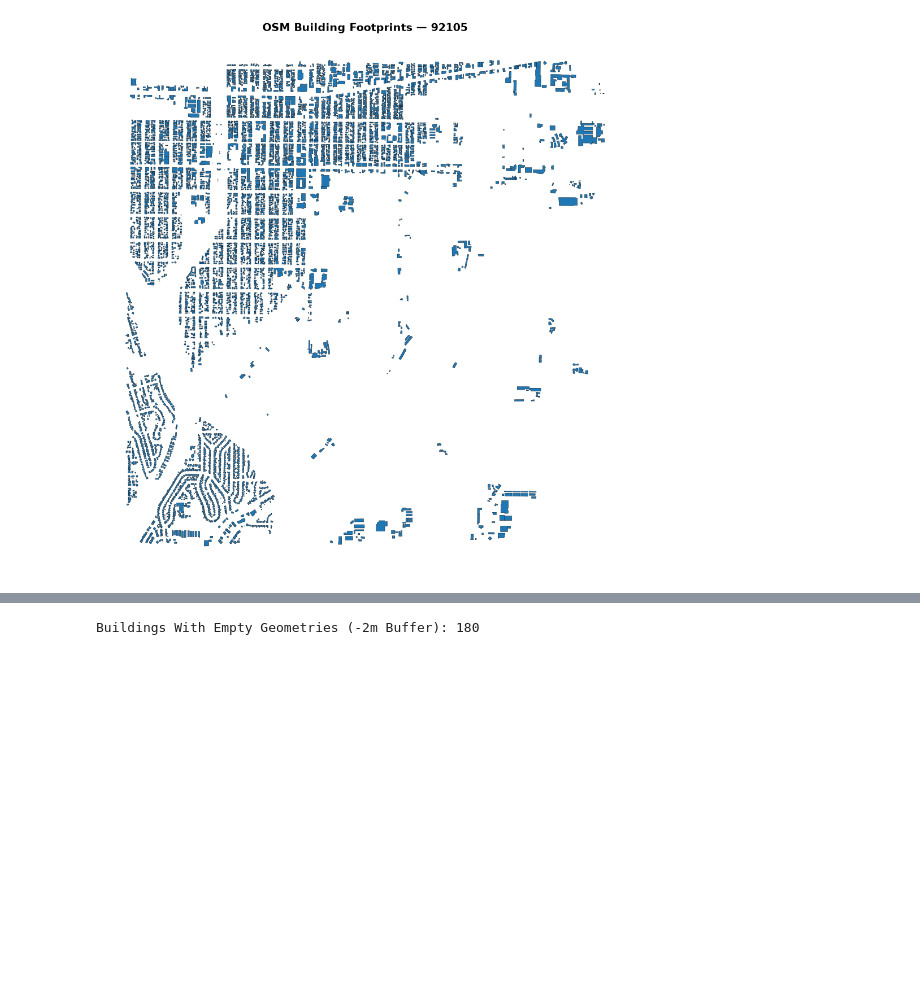
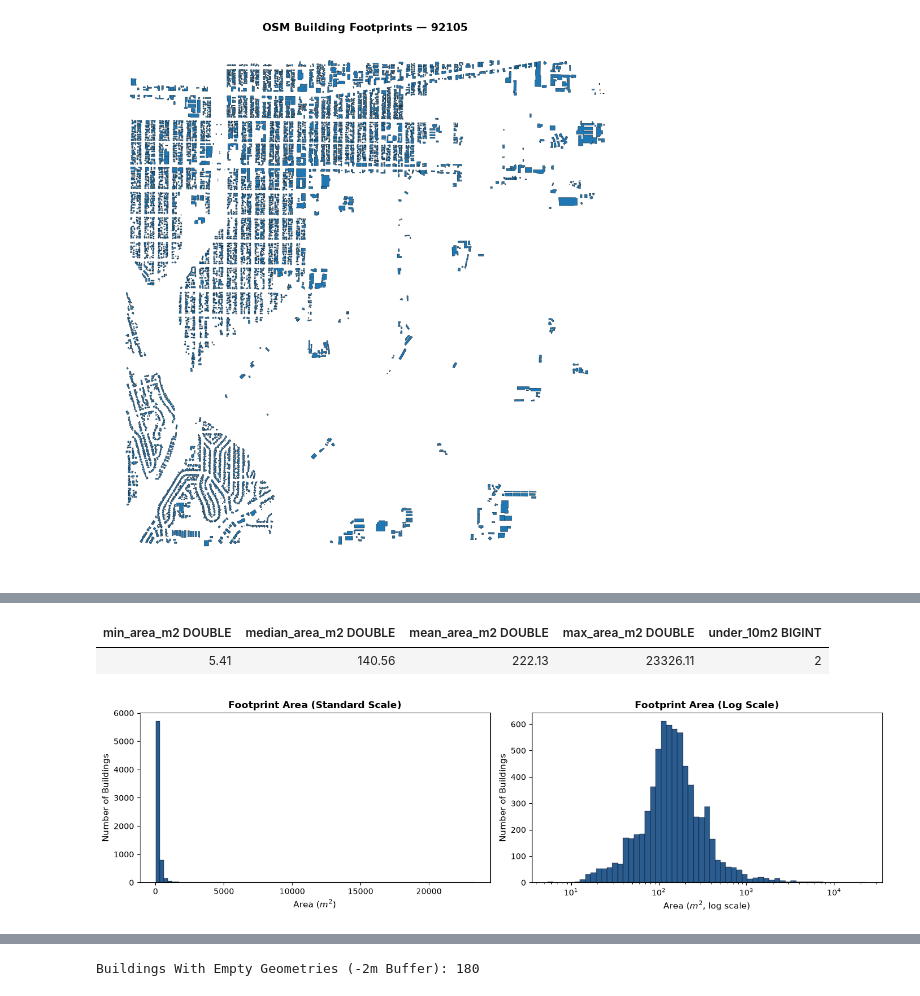
Before and after one commit to aarshiagupta/property-footprint-intelligence, a Jupyter notebook: notebooks/footprint_analysis/92105_city_heights.ipynb, the cells around one changed output, grey strips where cells are left out. Drawn from its saved outputs; the diff is of its cells as text; code cells hidden in the pictures; blank space fills up the shorter version.

```diff
--- a/notebooks/footprint_analysis/92105_city_heights.ipynb
+++ b/notebooks/footprint_analysis/92105_city_heights.ipynb
@@ -61,0 +149,33 @@ gdf_utm = gdf.to_crs(epsg=32611)
+# %%
+con.sql("""
+    SELECT ROUND(MIN(ST_Area(geom)), 2)    AS min_area_m2,
+           ROUND(MEDIAN(ST_Area(geom)), 2) AS median_area_m2,
+           ROUND(AVG(ST_Area(geom)), 2)    AS mean_area_m2,
+           ROUND(MAX(ST_Area(geom)), 2)    AS max_area_m2,
+           COUNT(*) FILTER (WHERE ST_Area(geom) < 10) AS under_10m2
+    FROM buildings
+""")
+# %% [output]
+| min_area_m2 DOUBLE | median_area_m2 DOUBLE | mean_area_m2 DOUBLE | max_area_m2 DOUBLE | under_10m2 BIGINT |
+| 5.41 | 140.56 | 222.13 | 23326.11 | 2 |
+# %%
+fig, (ax1, ax2) = plt.subplots(1, 2, figsize=(14, 4))
+
+# 1. Standard scale histogram
+ax1.hist(stats["area_m2"], bins=80, color="#2b5c8f", edgecolor="black", linewidth=0.3)
+ax1.set_xlabel("Area ($m^2$)", fontsize=11)
+ax1.set_ylabel("Number of Buildings", fontsize=11)
+ax1.set_title("Footprint Area (Standard Scale)", fontsize=12, fontweight="bold")
+
+# 2. Log-scale histogram (reveals true distribution)
+log_bins = np.logspace(np.log10(max(1, stats["area_m2"].min())), np.log10(stats["area_m2"].max()), 60)
+ax2.hist(stats["area_m2"], bins=log_bins, color="#2b5c8f", edgecolor="black", linewidth=0.3)
+ax2.set_xscale("log")
+ax2.set_xlabel("Area ($m^2$, log scale)", fontsize=11)
+ax2.set_ylabel("Number of Buildings", fontsize=11)
+ax2.set_title("Footprint Area (Log Scale)", fontsize=12, fontweight="bold")
+
+plt.tight_layout()
+plt.show()
+# %% [output]
+[figure, added]
```
Also changed, not shown: parts of 32 cells of this notebook.
